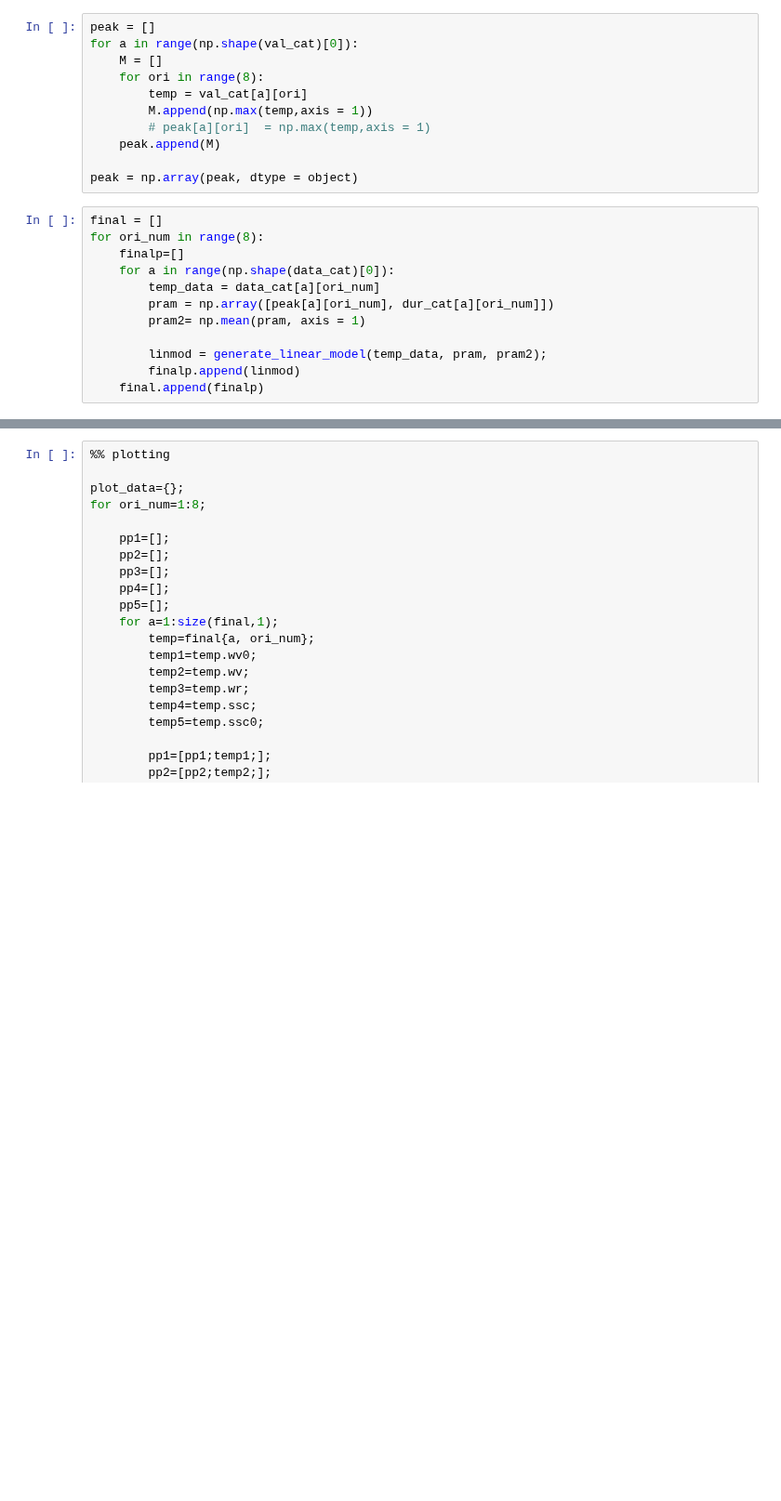
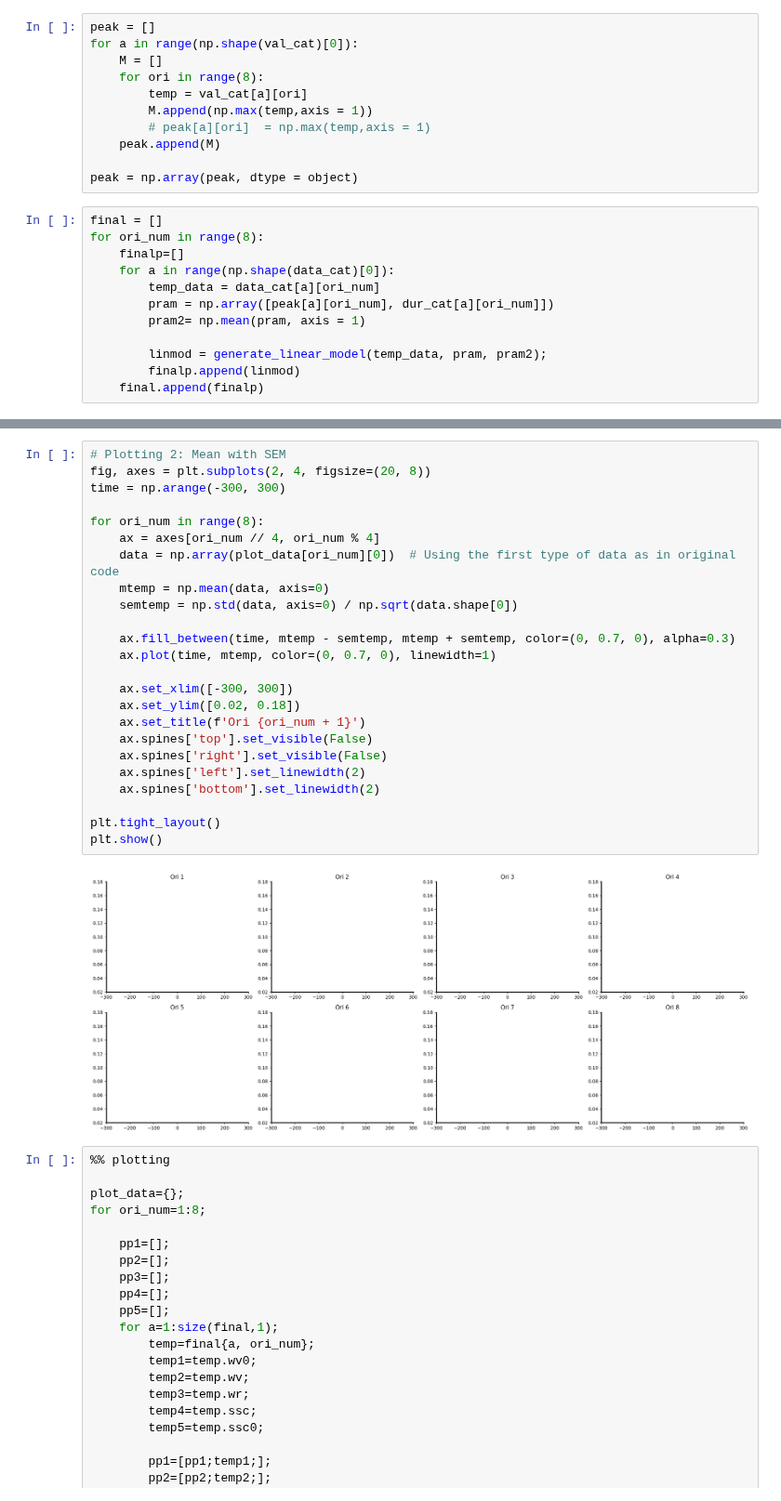
Before and after one commit to NeuroAI-IBS/fn_data_saccade, a Jupyter notebook: Data sorting/python_code/linear_analy.ipynb, the cells around one changed output, grey strips where cells are left out. Shown at 93% size. Cells and saved outputs as stored; diff of their text form; blank space fills up the shorter version.

```diff
--- a/Data sorting/python_code/linear_analy.ipynb
+++ b/Data sorting/python_code/linear_analy.ipynb
@@ -180,3 +222,29 @@ for ori_num in range(8):
+# %%
+# Plotting 2: Mean with SEM
+fig, axes = plt.subplots(2, 4, figsize=(20, 8))
+time = np.arange(-300, 300)
+
+for ori_num in range(8):
+    ax = axes[ori_num // 4, ori_num % 4]
+    data = np.array(plot_data[ori_num][0])  # Using the first type of data as in original code
+    mtemp = np.mean(data, axis=0)
+    semtemp = np.std(data, axis=0) / np.sqrt(data.shape[0])
+
+    ax.fill_between(time, mtemp - semtemp, mtemp + semtemp, color=(0, 0.7, 0), alpha=0.3)
+    ax.plot(time, mtemp, color=(0, 0.7, 0), linewidth=1)
+
+    ax.set_xlim([-300, 300])
+    ax.set_ylim([0.02, 0.18])
+    ax.set_title(f'Ori {ori_num + 1}')
+    ax.spines['top'].set_visible(False)
+    ax.spines['right'].set_visible(False)
+    ax.spines['left'].set_linewidth(2)
+    ax.spines['bottom'].set_linewidth(2)
+
+plt.tight_layout()
+plt.show()
+# %% [output]
+[figure, added]
 # %%
 %% plotting
 
```
Also changed, not shown: parts of 2 cells of this notebook.
